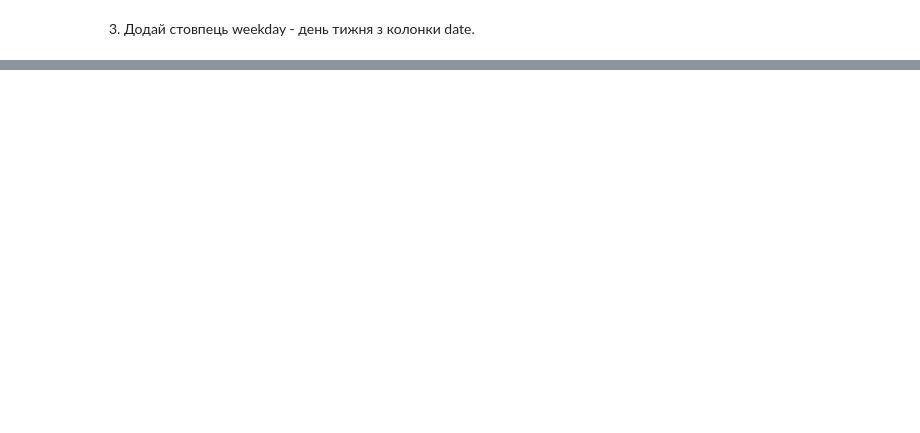
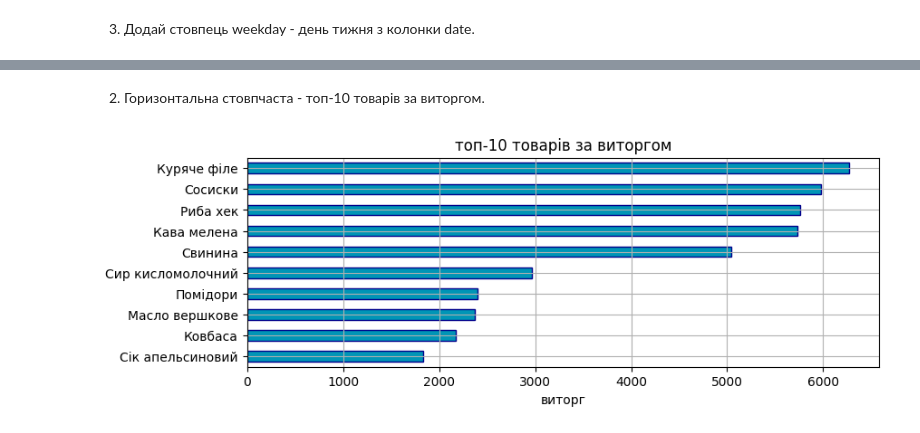
Before and after one commit to VikiTarasova/DTA_2026, a Jupyter notebook: project_store_sales_analysis/store_sales_analysis.ipynb, the cells around one changed output, grey strips where cells are left out. Drawn from its saved outputs; the diff is of its cells as text; code cells hidden in the pictures; blank space fills up the shorter version.

```diff
--- a/project_store_sales_analysis/store_sales_analysis.ipynb
+++ b/project_store_sales_analysis/store_sales_analysis.ipynb
@@ -531,3 +536,8 @@ print(f"Найкращий день: {best_day} березня - {best_revenue:.
 ## Блок 4 - Нові стовпці та трансформація
 # %% [markdown]
 1. Додай стовпець revenue_share - частка виторгу кожної транзакції від загального виторгу (у відсотках).
+# %%
+total_revenue = df.total_uah.sum()
+df['revenue_share'] = (df.total_uah / total_revenue * 100).round(4)
+
+df[['product', 'total_uah', 'revenue_share']].head()
@@ -538,0 +556,11 @@ print(f"Найкращий день: {best_day} березня - {best_revenue:.
+# %%
+df['age_group'] = pd.cut(
+    df['customer_age'],
+    bins=[0, 30, 50, 100],
+    labels=['Молодь', 'Середній вік', 'Старші'],
+    right=False  # [0, 30), [30, 50), [50, 100)
+)
+
+print("Розподіл по віковим групам:\n")
+# df.head()
+df.age_group.value_counts()
@@ -539,2 +575,6 @@ print(f"Найкращий день: {best_day} березня - {best_revenue:.
 # %% [markdown]
 3. Додай стовпець weekday - день тижня з колонки date.
+# %%
+df['weekday'] = df.date.dt.day_name()
+print("Транзакція по дням тижня:\n")
+df.weekday.value_counts()
@@ -542,0 +595,8 @@ print(f"Найкращий день: {best_day} березня - {best_revenue:.
+# %%
+df['is_big_purchase'] = df.total_uah > 300
+pct = df['is_big_purchase'].mean() * 100
+print(f'Частка \'великих\' покупок (> 300): {pct:.1f}%')
+
+# 1, 0, 0, 0, 1, 1, 1 -> 7
+# 1 -> 4, 3 -> 0
+# 1 від загального -> 4 / 7 * 100%
@@ -542,0 +659,22 @@ print(f"Найкращий день: {best_day} березня - {best_revenue:.
+# %% [markdown]
+
+2. Горизонтальна стовпчаста - топ-10 товарів за виторгом.
+# %%
+fig = plt.figure(figsize=(9, 3))
+
+top10_revenue = df.groupby('product')['total_uah'].sum().sort_values(ascending=True).tail(10)
+
+top10_revenue.plot(
+    kind='barh',
+    color='#0095B6',
+    edgecolor='darkblue'
+)
+
+plt.title('топ-10 товарів за виторгом')
+plt.xlabel('виторг')
+plt.ylabel('')
+plt.grid()
+
+plt.show()
+# %% [output]
+[figure, added]
```
Also changed, not shown: parts of 62 cells of this notebook.
